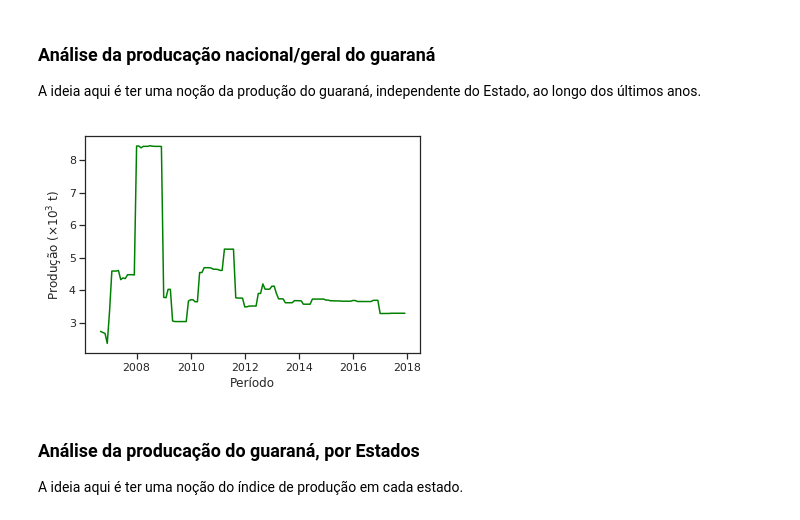
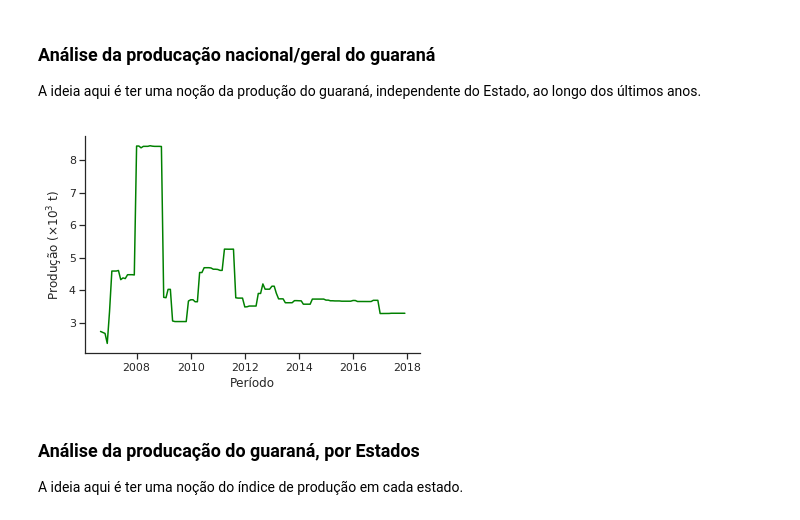
Before and after one commit to allexlima/analise_ibge_t6588, a Jupyter notebook: analise_ibge.ipynb, the cells around one changed output. Saved outputs shown, nothing was run; the diff lists cells and outputs as text; code cells hidden in the pictures.

```diff
--- a/analise_ibge.ipynb
+++ b/analise_ibge.ipynb
@@ -53,17 +53,22 @@ df_geral = df_geral.groupby(["periodo"], as_index=True).agg({"toneladas": sum})
 # %%
 fig, ax = plt.subplots()
 ax.plot(df_geral.loc[:, 'toneladas'], linewidth=1.5, color='green')
 
 ax.set_ylabel('Produção (' + r'$\times10^3$ t)')
 ax.set_xlabel('Período')
 # ax.set_title('Produção Nacional de Guraná (2006-2017)')
 
 ax.ticklabel_format(style='sci', axis='y', scilimits=(0,0))
 ax.yaxis.get_offset_text().set_visible(False)
+# ax.set_facecolor('#FAFAFA')
 
-plt.savefig("geral.png", dpi=150)
+ax.spines['right'].set_visible(False)
+ax.spines['top'].set_visible(False)
+
+
+plt.savefig("geral.png", dpi=80, transparent=True)
 # %% [output]
-[figure, old version]
+[figure, new version]
 # %% [markdown]
 ### Análise da producação do guaraná, por Estados
 
```
Also changed, not shown: parts of 1 cell of this notebook, 3 other files.
